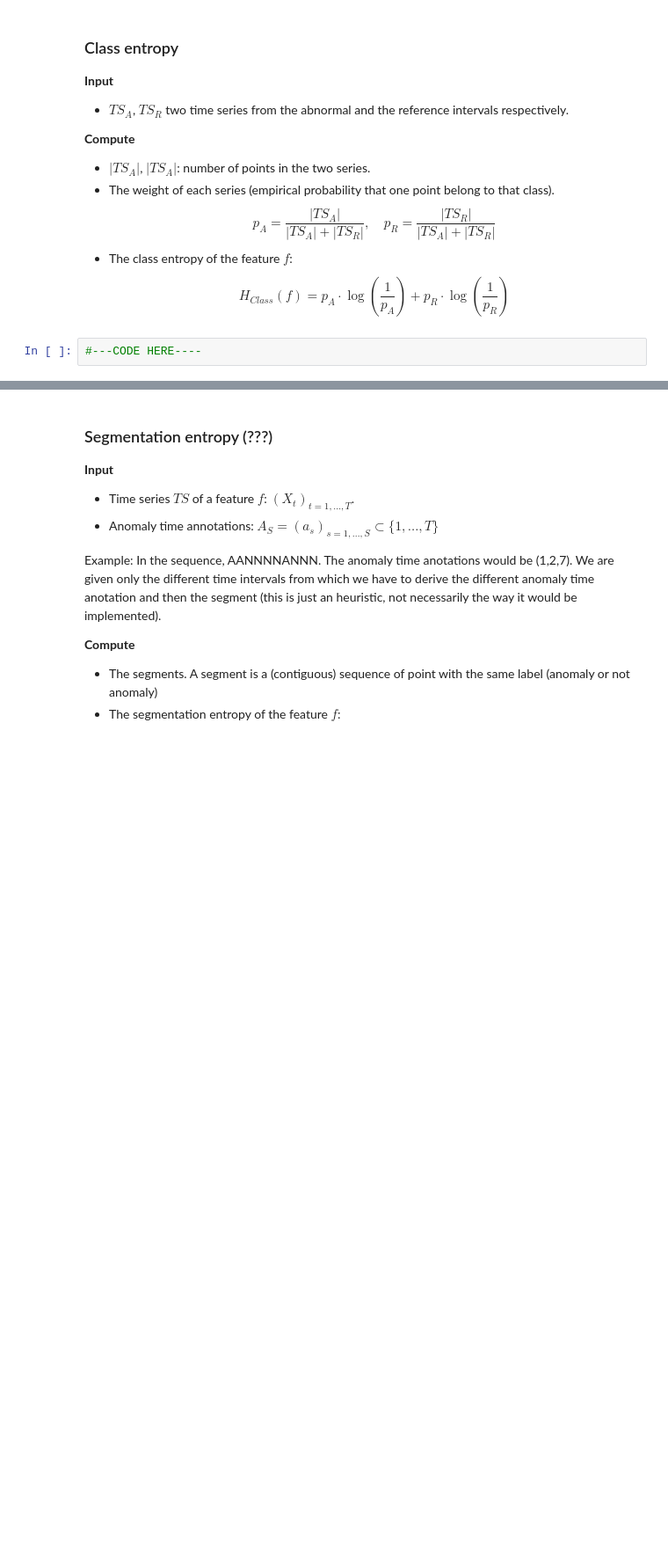
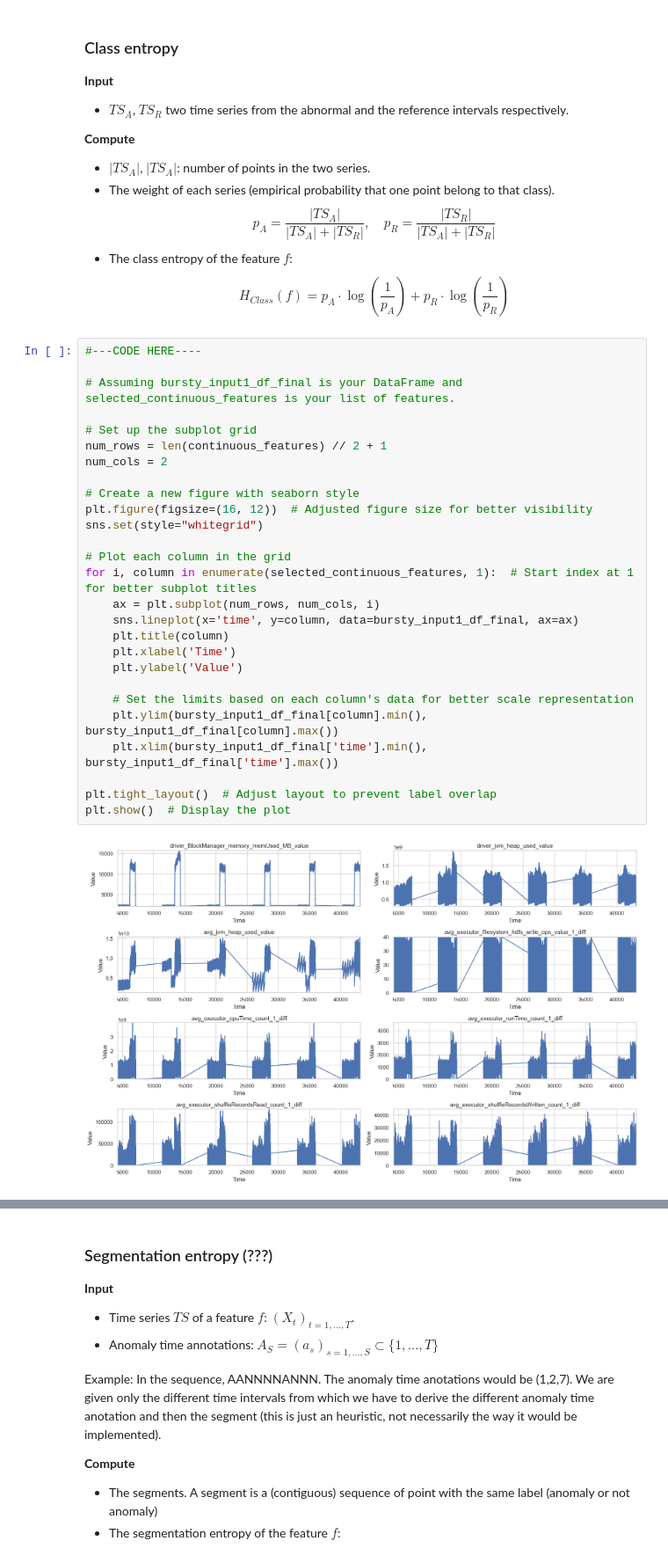
Before and after one commit to Yedson54/project-exstream, a Jupyter notebook: notebooks/extsream.ipynb, the cells around one changed output, grey strips where cells are left out. Shown at 88% size. Saved outputs shown, nothing was run; the diff lists cells and outputs as text; blank space fills up the shorter version.

```diff
--- a/notebooks/extsream.ipynb
+++ b/notebooks/extsream.ipynb
@@ -196,5 +199,32 @@ $$
 $$
     H_{Class}(f) = p_A \cdot \log\left(\frac{1}{p_A}\right) + p_R \cdot \log\left(\frac{1}{p_R}\right)
 $$
-# %%
-#---CODE HERE----
+# %%
+#---CODE HERE----
+
+# Assuming bursty_input1_df_final is your DataFrame and selected_continuous_features is your list of features.
+
+# Set up the subplot grid
+num_rows = len(continuous_features) // 2 + 1
+num_cols = 2
+
+# Create a new figure with seaborn style
+plt.figure(figsize=(16, 12))  # Adjusted figure size for better visibility
+sns.set(style="whitegrid")
+
+# Plot each column in the grid
+for i, column in enumerate(selected_continuous_features, 1):  # Start index at 1 for better subplot titles
+    ax = plt.subplot(num_rows, num_cols, i)
+    sns.lineplot(x='time', y=column, data=bursty_input1_df_final, ax=ax)
+    plt.title(column)
+    plt.xlabel('Time')
+    plt.ylabel('Value')
+
+    # Set the limits based on each column's data for better scale representation
+    plt.ylim(bursty_input1_df_final[column].min(), bursty_input1_df_final[column].max())
+    plt.xlim(bursty_input1_df_final['time'].min(), bursty_input1_df_final['time'].max())
+
+plt.tight_layout()  # Adjust layout to prevent label overlap
+plt.show()  # Display the plot
+# %% [output]
+[figure, added]
```
Also changed, not shown: parts of 21 cells of this notebook, 1 other file.
